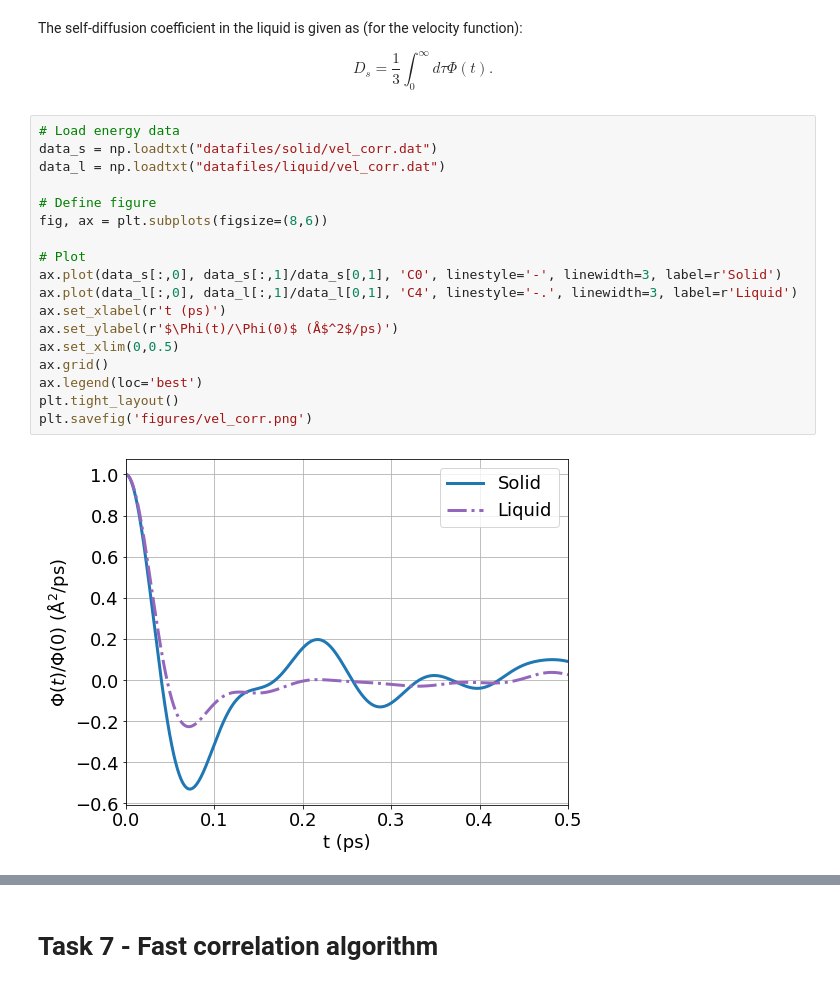
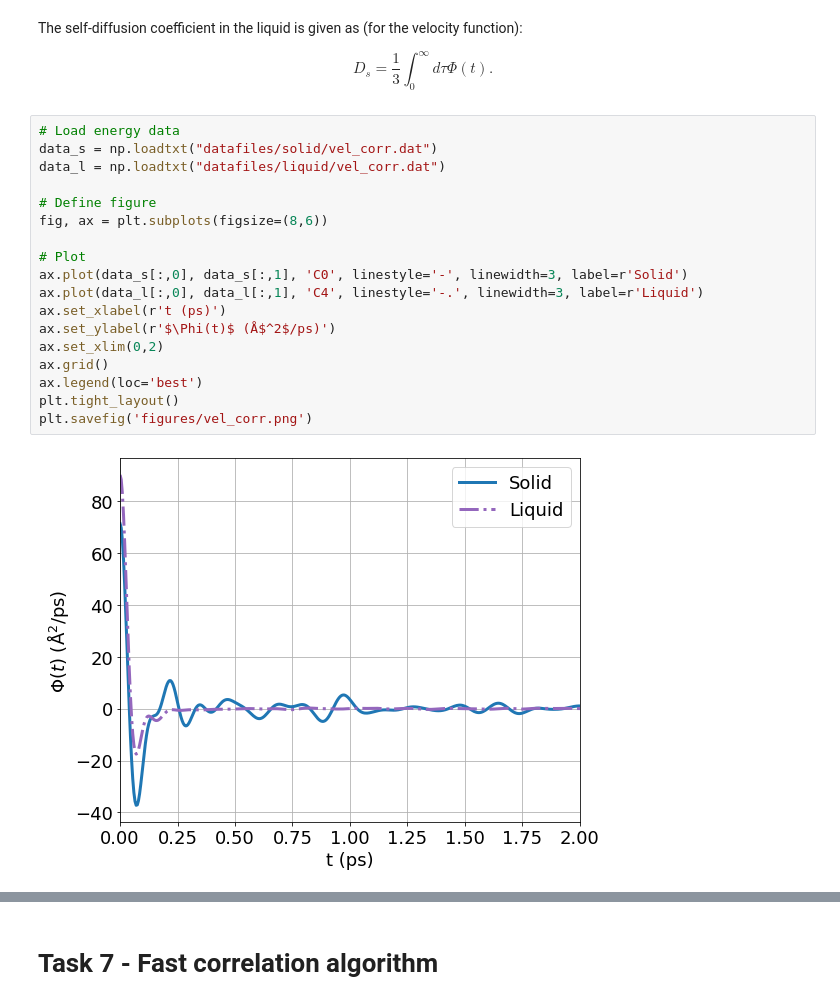
Before and after one commit to elindgren/compphys_homeworks, a Jupyter notebook: H1/Homework 1 - Notebook.ipynb, the cells around one changed output, grey strips where cells are left out. Drawn from its saved outputs; the diff is of its cells as text.

```diff
--- a/H1/Homework 1 - Notebook.ipynb
+++ b/H1/Homework 1 - Notebook.ipynb
@@ -368,23 +382,23 @@ $$ D_s = \frac{1}{3} \int_0^\infty d\tau \Phi(t).$$
 # %%
 # Load energy data
 data_s = np.loadtxt("datafiles/solid/vel_corr.dat")
 data_l = np.loadtxt("datafiles/liquid/vel_corr.dat")
 
 # Define figure
 fig, ax = plt.subplots(figsize=(8,6))
 
 # Plot
-ax.plot(data_s[:,0], data_s[:,1]/data_s[0,1], 'C0', linestyle='-', linewidth=3, label=r'Solid')
-ax.plot(data_l[:,0], data_l[:,1]/data_l[0,1], 'C4', linestyle='-.', linewidth=3, label=r'Liquid')
+ax.plot(data_s[:,0], data_s[:,1], 'C0', linestyle='-', linewidth=3, label=r'Solid')
+ax.plot(data_l[:,0], data_l[:,1], 'C4', linestyle='-.', linewidth=3, label=r'Liquid')
 ax.set_xlabel(r't (ps)')
-ax.set_ylabel(r'$\Phi(t)/\Phi(0)$ (Å$^2$/ps)')
-ax.set_xlim(0,0.5)
+ax.set_ylabel(r'$\Phi(t)$ (Å$^2$/ps)')
+ax.set_xlim(0,2)
 ax.grid()
 ax.legend(loc='best')
 plt.tight_layout()
 plt.savefig('figures/vel_corr.png')
 # %% [output]
-[figure, old version]
+[figure, new version]
 # %%
 # Load energy data
 data_s = np.loadtxt("datafiles/solid/vel_corr.dat")
```
Also changed, not shown: parts of 9 cells of this notebook, 23 other files.
